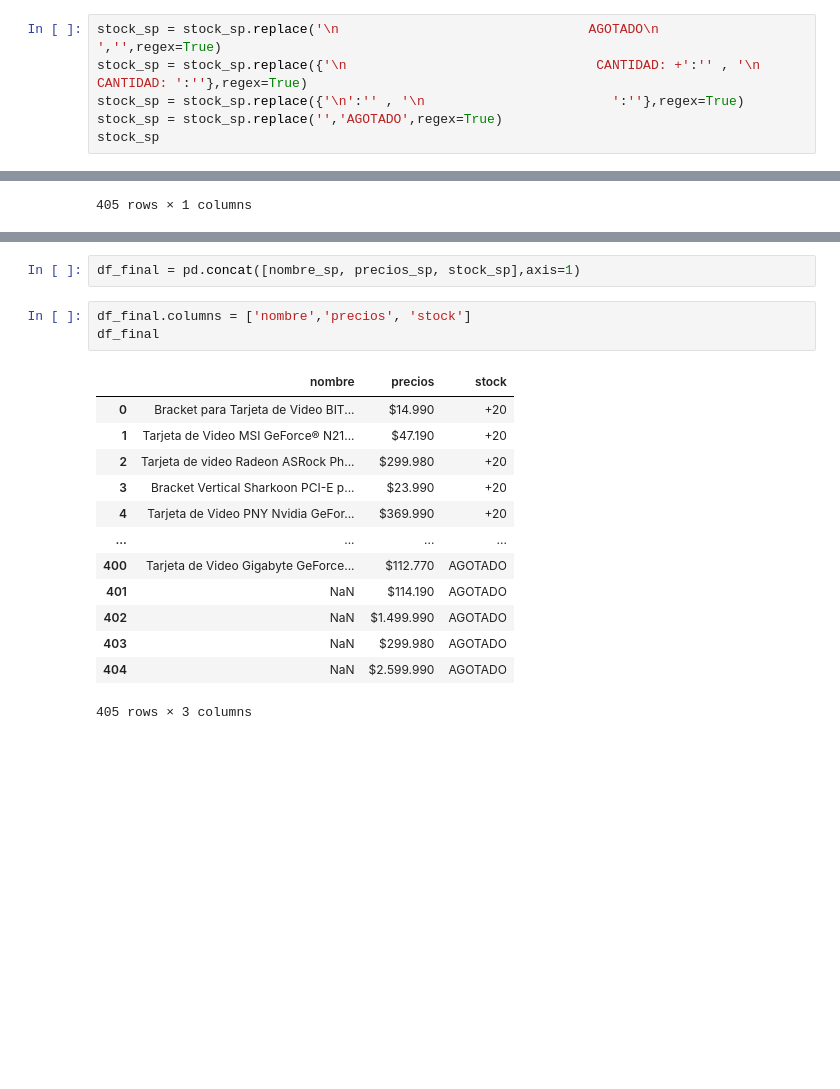
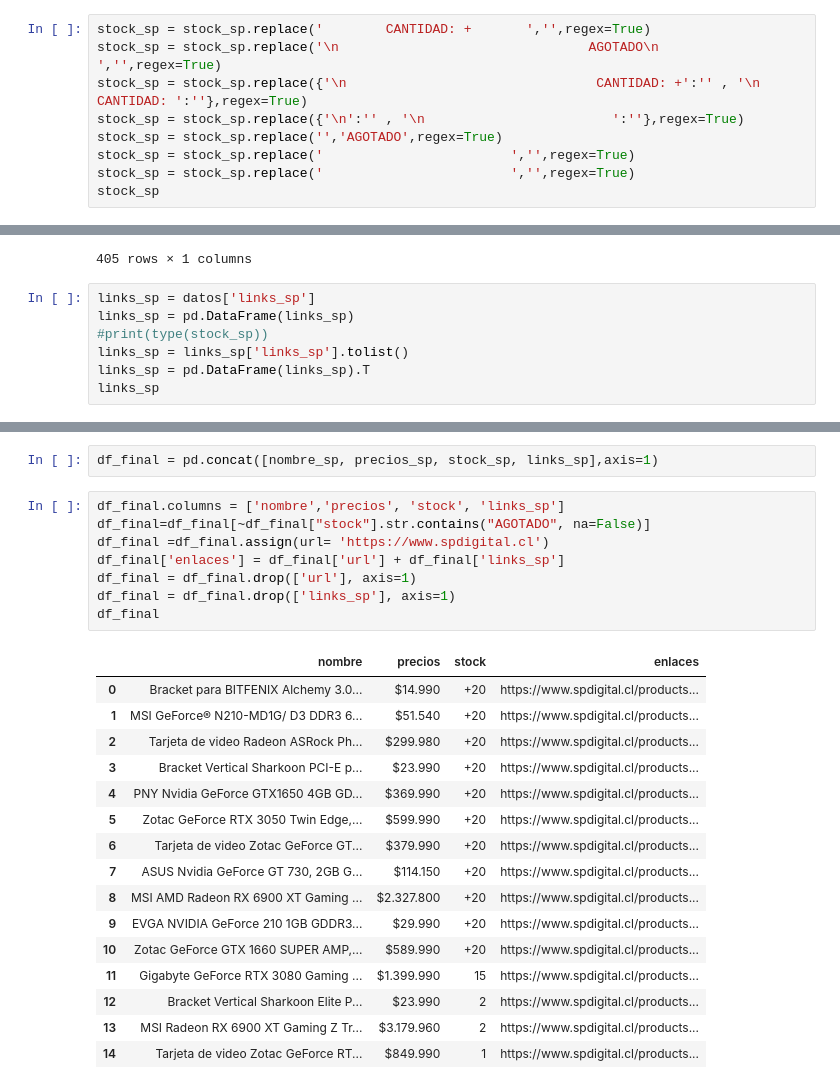
Before and after one commit to cristian-data-science/webscraper_chile_video_cards, a Jupyter notebook: video_cards/limpiadorFullSPDigital.ipynb, the cells around one changed output, grey strips where cells are left out. Drawn from its saved outputs; the diff is of its cells as text; blank space fills up the shorter version.

Commit message:
data cleaning

```diff
--- a/video_cards/limpiadorFullSPDigital.ipynb
+++ b/video_cards/limpiadorFullSPDigital.ipynb
@@ -94,10 +95,13 @@ stock_sp
 | 404 | \n AGOTADO\n ... |
 405 rows × 1 columns
 # %%
+stock_sp = stock_sp.replace('        CANTIDAD: +       ','',regex=True)
 stock_sp = stock_sp.replace('\n                                AGOTADO\n                        ','',regex=True)
 stock_sp = stock_sp.replace({'\n                                CANTIDAD: +':'' , '\n                                CANTIDAD: ':''},regex=True)
 stock_sp = stock_sp.replace({'\n':'' , '\n                        ':''},regex=True)
 stock_sp = stock_sp.replace('','AGOTADO',regex=True)
+stock_sp = stock_sp.replace('                        ','',regex=True)
+stock_sp = stock_sp.replace('                        ','',regex=True)
 stock_sp
 # %% [output]
 |  | 0 |
@@ -113,3 +117,10 @@ stock_sp
 | 403 | AGOTADO |
 | 404 | AGOTADO |
 405 rows × 1 columns
+# %%
+links_sp = datos['links_sp']
+links_sp = pd.DataFrame(links_sp)
+#print(type(stock_sp))
+links_sp = links_sp['links_sp'].tolist()
+links_sp = pd.DataFrame(links_sp).T
+links_sp
@@ -116,19 +141,27 @@ stock_sp
 # %%
-df_final = pd.concat([nombre_sp, precios_sp, stock_sp],axis=1)
+df_final = pd.concat([nombre_sp, precios_sp, stock_sp, links_sp],axis=1)
-# %%
-df_final.columns = ['nombre','precios', 'stock']
-df_final
-# %% [output]
-|  | nombre | precios | stock |
-| 0 | Bracket para Tarjeta de Video BIT... | $14.990 | +20 |
-| 1 | Tarjeta de Video MSI GeForce® N21... | $47.190 | +20 |
-| 2 | Tarjeta de video Radeon ASRock Ph... | $299.980 | +20 |
-| 3 | Bracket Vertical Sharkoon PCI-E p... | $23.990 | +20 |
-| 4 | Tarjeta de Video PNY Nvidia GeFor... | $369.990 | +20 |
-| ... | ... | ... | ... |
-| 400 | Tarjeta de Video Gigabyte GeForce... | $112.770 | AGOTADO |
-| 401 | NaN | $114.190 | AGOTADO |
-| 402 | NaN | $1.499.990 | AGOTADO |
-| 403 | NaN | $299.980 | AGOTADO |
-| 404 | NaN | $2.599.990 | AGOTADO |
-405 rows × 3 columns
+# %%
+df_final.columns = ['nombre','precios', 'stock', 'links_sp']
+df_final=df_final[~df_final["stock"].str.contains("AGOTADO", na=False)]
+df_final =df_final.assign(url= 'https://www.spdigital.cl')
+df_final['enlaces'] = df_final['url'] + df_final['links_sp']
+df_final = df_final.drop(['url'], axis=1)
+df_final = df_final.drop(['links_sp'], axis=1)
+df_final
+# %% [output]
+|  | nombre | precios | stock | enlaces |
+| 0 | Bracket para BITFENIX Alchemy 3.0... | $14.990 | +20 | https://www.spdigital.cl/products... |
+| 1 | MSI GeForce® N210-MD1G/ D3 DDR3 6... | $51.540 | +20 | https://www.spdigital.cl/products... |
+| 2 | Tarjeta de video Radeon ASRock Ph... | $299.980 | +20 | https://www.spdigital.cl/products... |
+| 3 | Bracket Vertical Sharkoon PCI-E p... | $23.990 | +20 | https://www.spdigital.cl/products... |
+| 4 | PNY Nvidia GeForce GTX1650 4GB GD... | $369.990 | +20 | https://www.spdigital.cl/products... |
+| 5 | Zotac GeForce RTX 3050 Twin Edge,... | $599.990 | +20 | https://www.spdigital.cl/products... |
+| 6 | Tarjeta de video Zotac GeForce GT... | $379.990 | +20 | https://www.spdigital.cl/products... |
+| 7 | ASUS Nvidia GeForce GT 730, 2GB G... | $114.150 | +20 | https://www.spdigital.cl/products... |
+| 8 | MSI AMD Radeon RX 6900 XT Gaming ... | $2.327.800 | +20 | https://www.spdigital.cl/products... |
+| 9 | EVGA NVIDIA GeForce 210 1GB GDDR3... | $29.990 | +20 | https://www.spdigital.cl/products... |
+| 10 | Zotac GeForce GTX 1660 SUPER AMP,... | $589.990 | +20 | https://www.spdigital.cl/products... |
+| 11 | Gigabyte GeForce RTX 3080 Gaming ... | $1.399.990 | 15 | https://www.spdigital.cl/products... |
+| 12 | Bracket Vertical Sharkoon Elite P... | $23.990 | 2 | https://www.spdigital.cl/products... |
+| 13 | MSI Radeon RX 6900 XT Gaming Z Tr... | $3.179.960 | 2 | https://www.spdigital.cl/products... |
+| 14 | Tarjeta de video Zotac GeForce RT... | $849.990 | 1 | https://www.spdigital.cl/products... |
```
Also changed, not shown: parts of 7 cells of this notebook, 9 other files.
